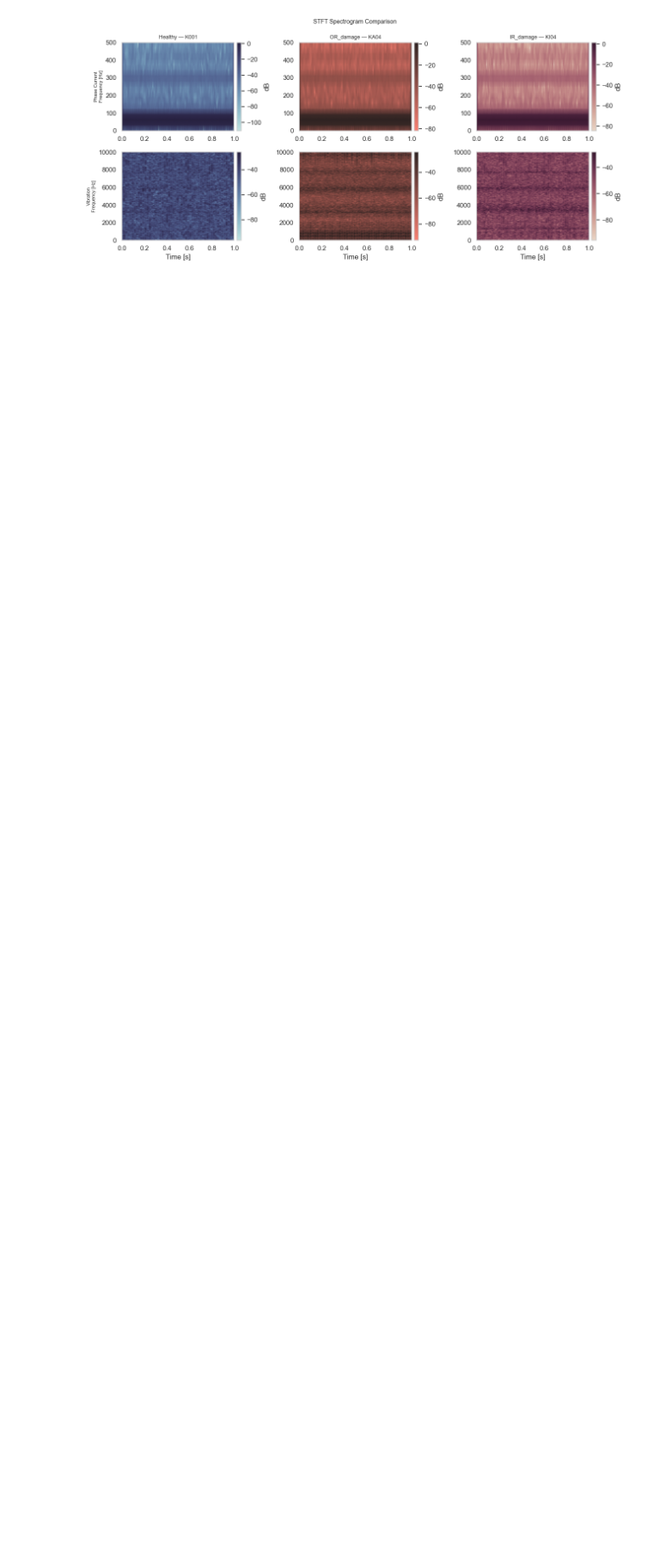
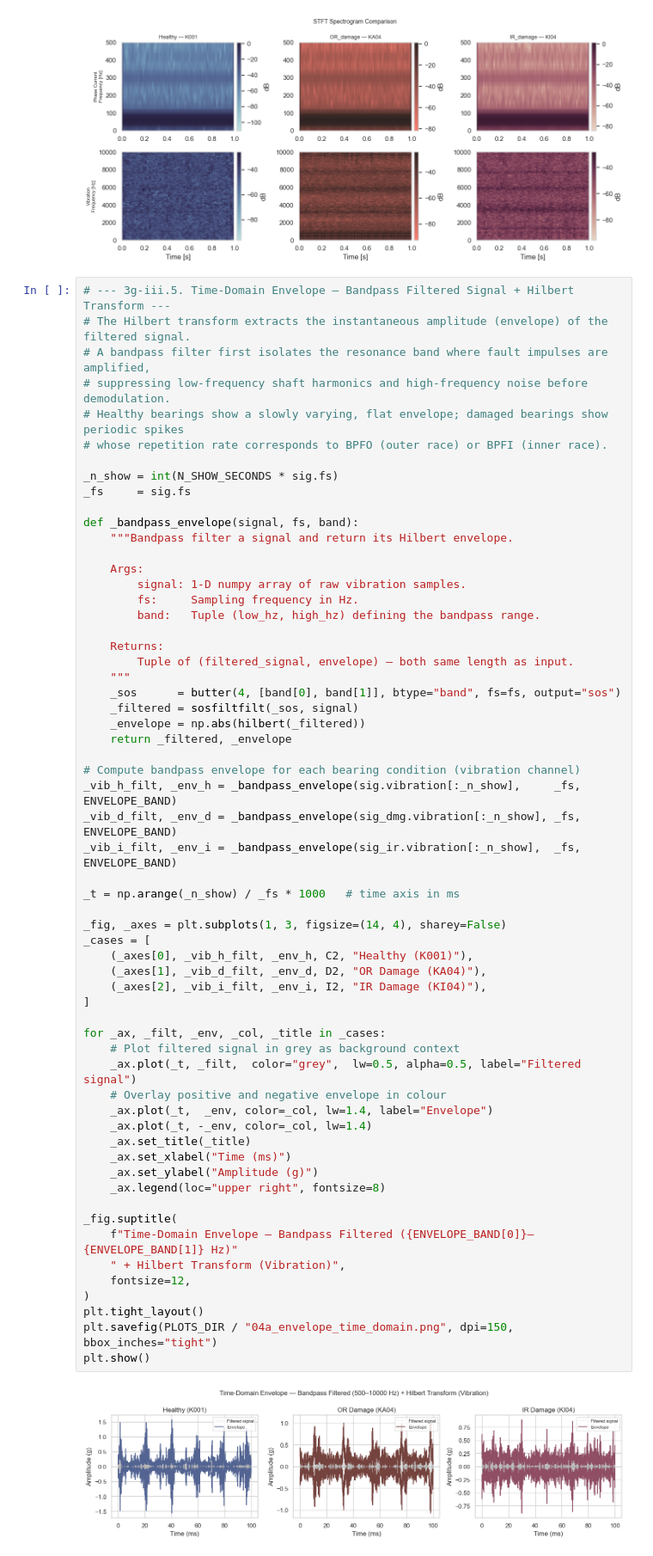
Before and after one commit to Dingding1996/bearing-fault-diagnosis, a Jupyter notebook: BearingFault_Training.ipynb, the cells around one changed output. Shown at 86% size. Saved outputs shown, nothing was run; the diff lists cells and outputs as text; blank space fills up the shorter version.

Commit message:
feat(notebook): add time-domain envelope plot (3g-iii.5)

```diff
--- a/BearingFault_Training.ipynb
+++ b/BearingFault_Training.ipynb
@@ -871,6 +871,68 @@ plt.savefig(PLOTS_DIR / "03_stft_comparison.png", dpi=150, bbox_inches="tight")
 plt.show()
 # %% [output]
 [figure]
+# %%
+# --- 3g-iii.5. Time-Domain Envelope — Bandpass Filtered Signal + Hilbert Transform ---
+# The Hilbert transform extracts the instantaneous amplitude (envelope) of the filtered signal.
+# A bandpass filter first isolates the resonance band where fault impulses are amplified,
+# suppressing low-frequency shaft harmonics and high-frequency noise before demodulation.
+# Healthy bearings show a slowly varying, flat envelope; damaged bearings show periodic spikes
+# whose repetition rate corresponds to BPFO (outer race) or BPFI (inner race).
+
+_n_show = int(N_SHOW_SECONDS * sig.fs)
+_fs     = sig.fs
+
+def _bandpass_envelope(signal, fs, band):
+    """Bandpass filter a signal and return its Hilbert envelope.
+
+    Args:
+        signal: 1-D numpy array of raw vibration samples.
+        fs:     Sampling frequency in Hz.
+        band:   Tuple (low_hz, high_hz) defining the bandpass range.
+
+    Returns:
+        Tuple of (filtered_signal, envelope) — both same length as input.
+    """
+    _sos      = butter(4, [band[0], band[1]], btype="band", fs=fs, output="sos")
+    _filtered = sosfiltfilt(_sos, signal)
+    _envelope = np.abs(hilbert(_filtered))
+    return _filtered, _envelope
+
+# Compute bandpass envelope for each bearing condition (vibration channel)
+_vib_h_filt, _env_h = _bandpass_envelope(sig.vibration[:_n_show],     _fs, ENVELOPE_BAND)
+_vib_d_filt, _env_d = _bandpass_envelope(sig_dmg.vibration[:_n_show], _fs, ENVELOPE_BAND)
+_vib_i_filt, _env_i = _bandpass_envelope(sig_ir.vibration[:_n_show],  _fs, ENVELOPE_BAND)
+
+_t = np.arange(_n_show) / _fs * 1000   # time axis in ms
+
+_fig, _axes = plt.subplots(1, 3, figsize=(14, 4), sharey=False)
+_cases = [
+    (_axes[0], _vib_h_filt, _env_h, C2, "Healthy (K001)"),
+    (_axes[1], _vib_d_filt, _env_d, D2, "OR Damage (KA04)"),
+    (_axes[2], _vib_i_filt, _env_i, I2, "IR Damage (KI04)"),
+]
+
+for _ax, _filt, _env, _col, _title in _cases:
+    # Plot filtered signal in grey as background context
+    _ax.plot(_t, _filt,  color="grey",  lw=0.5, alpha=0.5, label="Filtered signal")
+    # Overlay positive and negative envelope in colour
+    _ax.plot(_t,  _env, color=_col, lw=1.4, label="Envelope")
+    _ax.plot(_t, -_env, color=_col, lw=1.4)
+    _ax.set_title(_title)
+    _ax.set_xlabel("Time (ms)")
+    _ax.set_ylabel("Amplitude (g)")
+    _ax.legend(loc="upper right", fontsize=8)
+
+_fig.suptitle(
+    f"Time-Domain Envelope — Bandpass Filtered ({ENVELOPE_BAND[0]}–{ENVELOPE_BAND[1]} Hz)"
+    " + Hilbert Transform (Vibration)",
+    fontsize=12,
+)
+plt.tight_layout()
+plt.savefig(PLOTS_DIR / "04a_envelope_time_domain.png", dpi=150, bbox_inches="tight")
+plt.show()
+# %% [output]
+[figure, added]
 # %%
 # --- 3g-iv. Envelope Spectrum Comparison (Healthy / OR_damage / IR_damage) ---
 # Envelope peaks at BPFO/BPFI harmonics are the primary discriminator between
```
Also changed, not shown: parts of 2 cells of this notebook, 1 other file.
